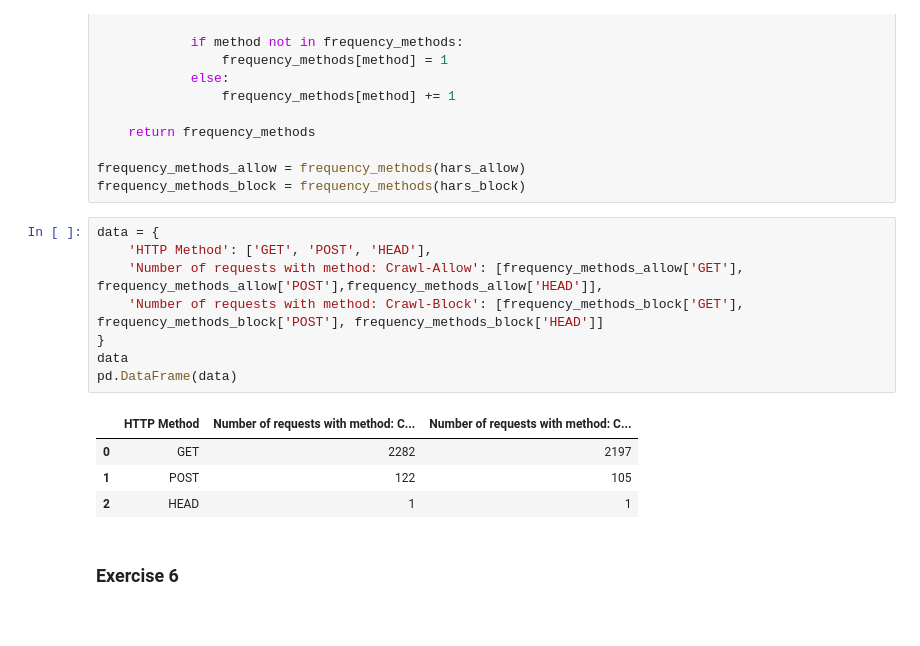
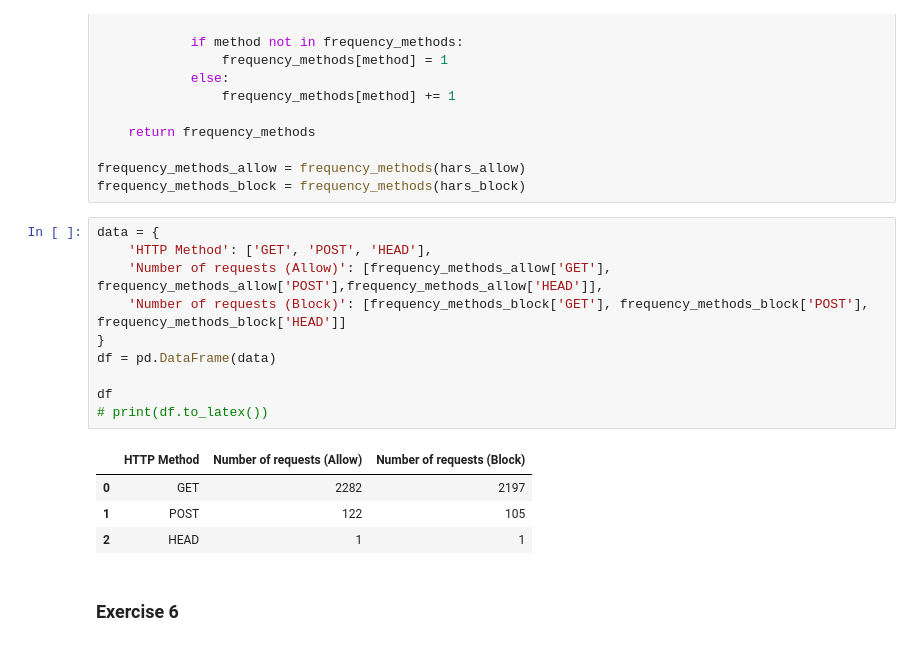
Before and after one commit to Borroot/tracking-crawler, a Jupyter notebook: analysis/analysis.ipynb, the cells around one changed output. Drawn from its saved outputs; the diff is of its cells as text.

```diff
--- a/analysis/assignment2_analysis.ipynb
+++ b/analysis/analysis.ipynb
@@ -365,13 +356,15 @@ frequency_methods_block = frequency_methods(hars_block)
 # %%
 data = {
     'HTTP Method': ['GET', 'POST', 'HEAD'],
-    'Number of requests with method: Crawl-Allow': [frequency_methods_allow['GET'], frequency_methods_allow['POST'],frequency_methods_allow['HEAD']],
-    'Number of requests with method: Crawl-Block': [frequency_methods_block['GET'], frequency_methods_block['POST'], frequency_methods_block['HEAD']]
+    'Number of requests (Allow)': [frequency_methods_allow['GET'], frequency_methods_allow['POST'],frequency_methods_allow['HEAD']],
+    'Number of requests (Block)': [frequency_methods_block['GET'], frequency_methods_block['POST'], frequency_methods_block['HEAD']]
 }
-data
-pd.DataFrame(data)
+df = pd.DataFrame(data)
+
+df
+# print(df.to_latex())
 # %% [output]
-|  | HTTP Method | Number of requests with method: C... | Number of requests with method: C... |
+|  | HTTP Method | Number of requests (Allow) | Number of requests (Block) |
 | 0 | GET | 2282 | 2197 |
 | 1 | POST | 122 | 105 |
 | 2 | HEAD | 1 | 1 |
```
Also changed, not shown: parts of 21 cells of this notebook, 3 other files.
